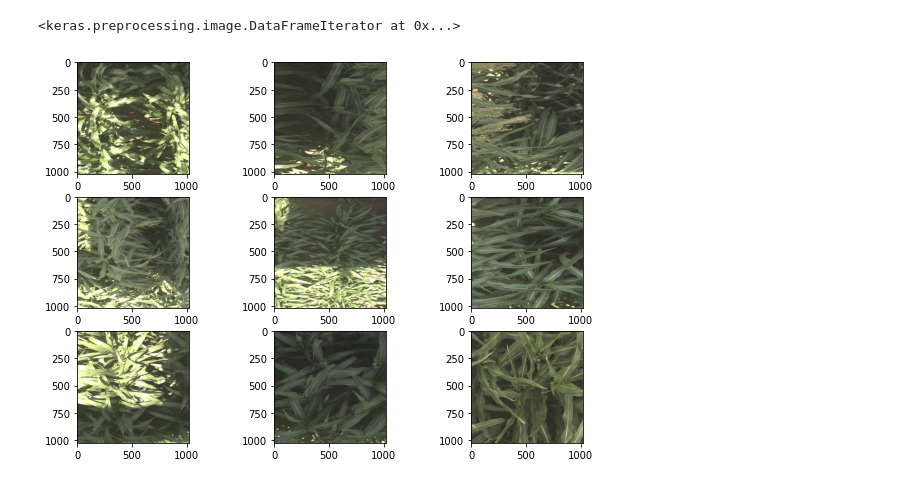
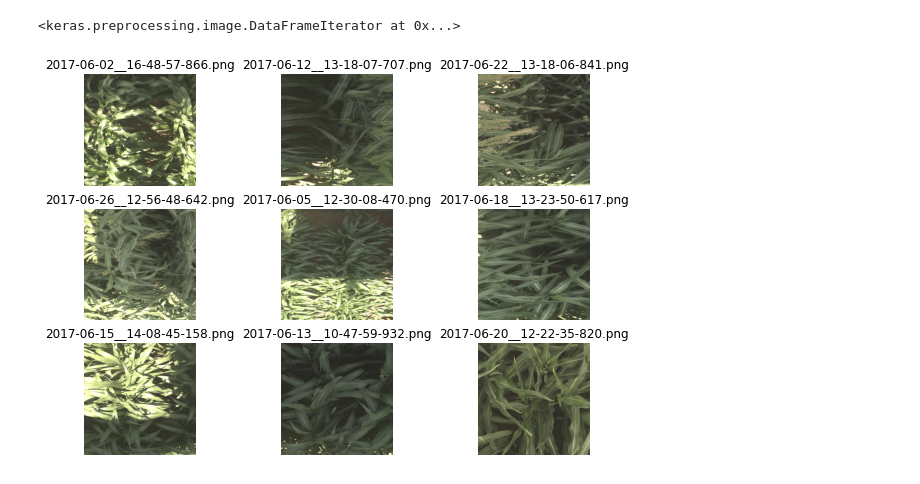
Before and after one commit to annabelng/convnet_crops, a Jupyter notebook: preprocessing.ipynb, the cells around one changed output. Cells and saved outputs as stored; diff of their text form; code cells hidden in the pictures.

Commit message:
experiment with training

```diff
--- a/preprocessing.ipynb
+++ b/preprocessing.ipynb
@@ -64,13 +64,13 @@ train_data
 # %%
 img_path= datadir + "/train_images"
 fig = plt.figure(figsize=(10,7))
 rows = 3
 columns =3
 for i in range(1,10):
     image=plt.imread(img_path+f"/{train_cultivar.image.values[i]}")
     fig.add_subplot(rows, columns, i)
     plt.imshow(image)
     plt.axis('off')
-    plt.title(
+    plt.title(train_cultivar.image.values[i])
 # %% [output]
-[figure, old version]
+[figure, new version]
```
Also changed, not shown: parts of 4 cells of this notebook.
